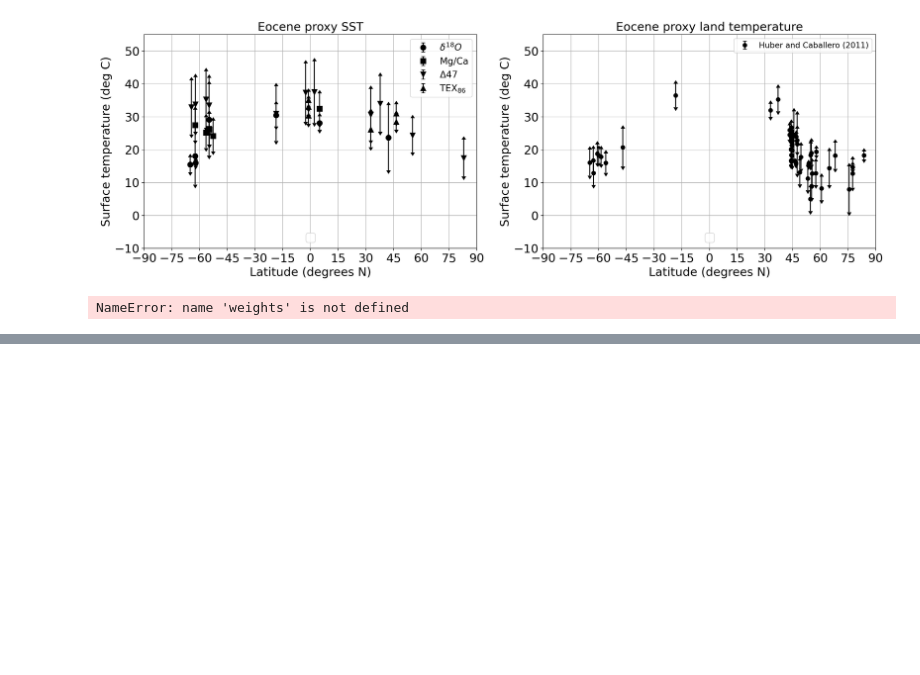
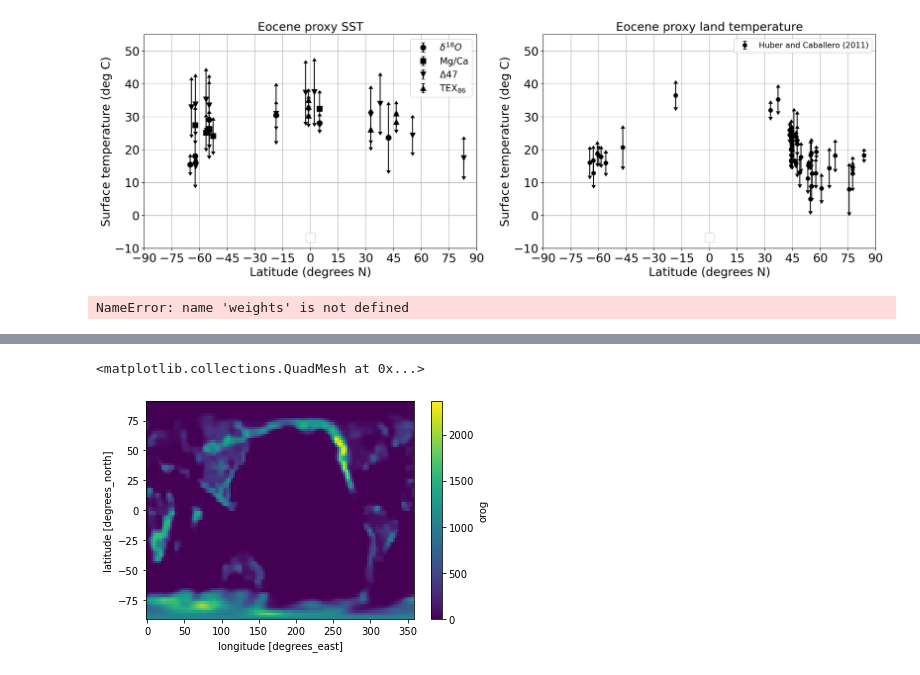
Before and after one commit to matthewjhenry/eocene, a Jupyter notebook: eocene_deepmip.ipynb, the cells around one changed output, grey strips where cells are left out. Saved outputs shown, nothing was run; the diff lists cells and outputs as text; code cells hidden in the pictures; blank space fills up the shorter version.

```diff
--- a/eocene_deepmip.ipynb
+++ b/eocene_deepmip.ipynb
@@ -606,0 +613,5 @@ noresm_1x_clh
+# %%
+orog.orog.mean('month').plot()
+# %% [output]
+<matplotlib.collections.QuadMesh at 0x...>
+[figure, added]
```
Also changed, not shown: parts of 11 cells of this notebook, 3 other files.
